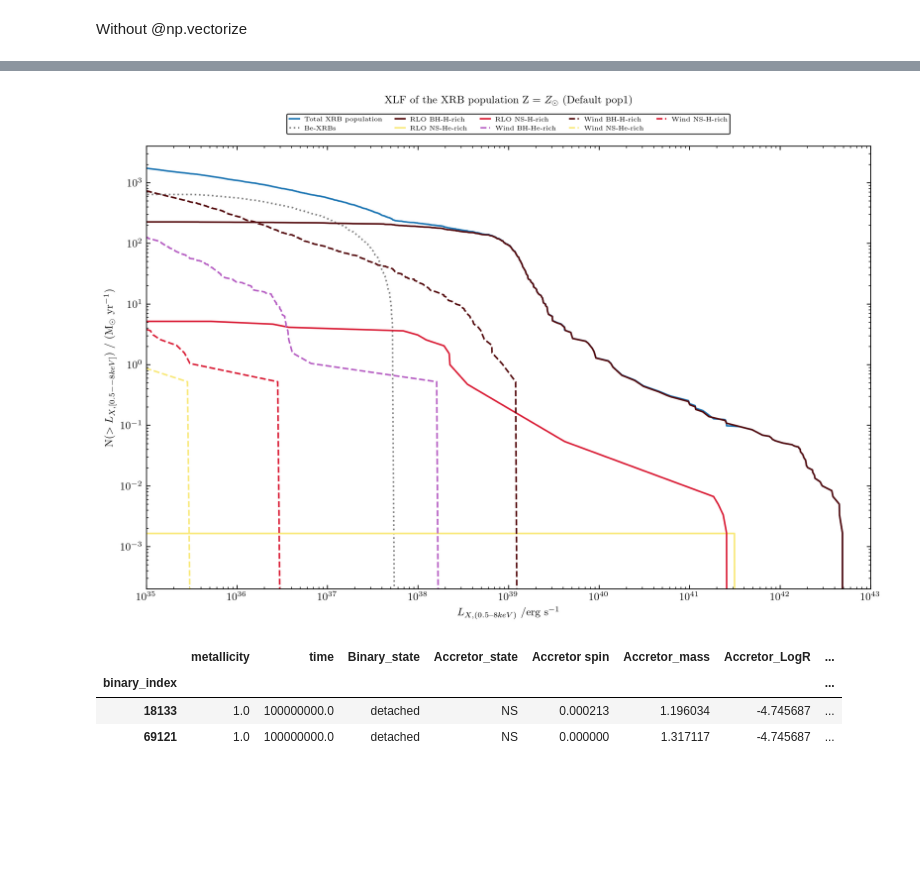
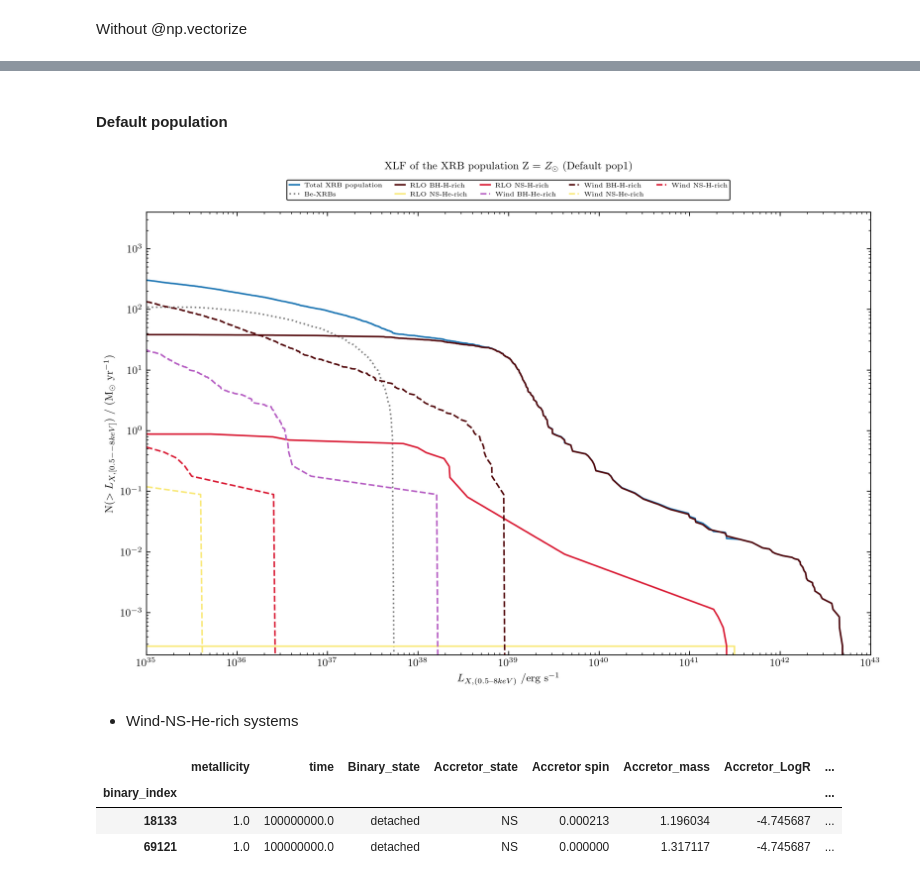
Before and after one commit to AArn80/Master_thesis, a Jupyter notebook: XLF_functions.ipynb, the cells around one changed output, grey strips where cells are left out. Drawn from its saved outputs; the diff is of its cells as text; code cells hidden in the pictures; blank space fills up the shorter version.

Commit message:
Version of X-ray luminosity function of 06-03-26

```diff
--- a/XLF_functions.ipynb
+++ b/XLF_functions.ipynb
@@ -1735,5 +1799,5 @@ plt.legend()
 # %%
-#* Checked and DocString updated
+
 def Compute_IMF_normalization_correction(Population, m_min = 0.01, m_max = 200.0):
     '''
     Compute the IMF-based normalization correction factor used to relate
@@ -1823,7 +1887,7 @@ def Compute_IMF_normalization_correction(Population, m_min = 0.01, m_max = 200.0
 
     return float(normalization)
 
-#* Checked and DocString updated
+
 def Stat_XLF(transient_population, Lmin=1e30, SFR = 1.0, stat_kwargs=None):
     '''
     Compute statistics for a given transient population of XRBs, including the weigthed cumulative number of XRBs above a given luminosity.
@@ -1923,7 +1987,7 @@ def Stat_XLF(transient_population, Lmin=1e30, SFR = 1.0, stat_kwargs=None):
     else:
         weights_series = np.asarray(base_w, float)  # assume Series-like
 
-    Weights = weights_series * IMF_corr * Tot_underlying_mass
+    Weights = weights_series * Tot_underlying_mass
 
     return Weights, IMF_corr
 
@@ -2004,7 +2068,7 @@ def plot_ccdf(transient_population, ax, weights, mask, label, SFR = 1.0, **ccdf_
     b = transient_population.population['Beaming'].to_numpy(dtype = float)
     b = np.where(np.isfinite(b) & (b > 0.0), b, 1.0)
 
-    selection = mask & np.isfinite(L) & (L >= 1e30)
+    selection = mask & np.isfinite(L) & (L >= 1e35)
 
     if not np.any(selection):
         return
@@ -2059,0 +2185,2 @@ Trans_pop.population
+# %% [markdown]
+#### Default population
@@ -2070,44 +2199,8 @@ stat_kwargs = {'primary_mass_min': 0.01,
 Weights, _ = Stat_XLF(Trans_pop, stat_kwargs=stat_kwargs)
-# %%
-SFR = 1.0
-
-Lumino_range = (Trans_pop.population['Lx'] >= 1e35) & (Trans_pop.population['Lx'] <= 1e43)
-RLO = Trans_pop.population['System_type'] == 'RLO'
-Be_XRB = Trans_pop.population['Binary_state'] == 'Be system'
-Wind = Trans_pop.population['System_type'] == 'Wind'
-
-BH = Trans_pop.population['Accretor_state'] == 'BH'
-NS = Trans_pop.population['Accretor_state'] == 'NS'
-
-H1_rich = Trans_pop.population['Donor_state'].str.contains('H-rich|accreted_He', regex=True, na=False)
-He_rich = Trans_pop.population['Donor_state'].str.contains('stripped_He', na=False)
-
-
-fig , ax = plt.subplots(figsize=(12,8), dpi=300)
-plot_ccdf(Trans_pop, ax, Weights, Lumino_range, 'Total XRB population', SFR = SFR, linestyle='-', color='#1F77B4')
-plot_ccdf(Trans_pop, ax, Weights, Be_XRB, 'Be-XRBs', SFR = SFR, linestyle=':', color='#808080')
-plot_ccdf(Trans_pop, ax, Weights, RLO & BH & He_rich, 'RLO BH-He-rich', SFR = SFR, linestyle='-', color='#B760C4')
-plot_ccdf(Trans_pop, ax, Weights, RLO & BH & H1_rich, 'RLO BH-H-rich', SFR = SFR, linestyle='-', color='#540B0E')
-plot_ccdf(Trans_pop, ax, Weights, RLO & NS & He_rich, 'RLO NS-He-rich', SFR = SFR, linestyle='-', color='#F9E979')
-plot_ccdf(Trans_pop, ax, Weights, RLO & NS & H1_rich, 'RLO NS-H-rich', SFR = SFR, linestyle='-', color='#DA1E37')
-plot_ccdf(Trans_pop, ax, Weights, Wind & BH & He_rich, 'Wind BH-He-rich', SFR = SFR, linestyle='--', color='#B760C4')
-plot_ccdf(Trans_pop, ax, Weights, Wind & BH & H1_rich, 'Wind BH-H-rich', SFR = SFR, linestyle='--', color='#540B0E')
-plot_ccdf(Trans_pop, ax, Weights, Wind & NS & He_rich, 'Wind NS-He-rich', SFR = SFR, linestyle='--', color='#F9E979')
-plot_ccdf(Trans_pop, ax, Weights, Wind & NS & H1_rich , 'Wind NS-H-rich', SFR = SFR, linestyle='--', color='#DA1E37')
-
-
-ax.set_title(r'XLF of the XRB population Z = $Z_{\odot}$ (Default pop1)', pad = 40)
-ax.set_xscale('log')
-ax.set_yscale('log')
-ax.set_xlabel(r'$L_{X,(0.5–8 keV)}$ /erg s$^{-1}$')
-ax.set_ylabel(r'N($> L_{X,[0.5--8 keV]}$) / (M$_\odot$ yr$^{-1}$)')
-ax.set_xlim(1e35, 1e43)
-ax.set_ylim(2e-4, 4e3)
-legend = ax.legend(loc='lower center', bbox_to_anchor=(0.5, 1.02), bbox_transform=ax.transAxes,
-                   ncol=5, frameon=True, fancybox=True, edgecolor='k', handlelength=1.5, borderpad=0.4, fontsize=6)
-fig.subplots_adjust(top=0.82)  # ajuster l'espace supérieur pour la légende
-
-plt.show()
-# %% [output]
-[figure, removed]
+# %%
+Plot_cumulative_XLF(Trans_pop, Weights, title = 'XLF of the XRB population Z = $Z_{\odot}$ (Default pop1)')
+# %% [output]
+[figure, new version]
+# %% [markdown]
+- Wind-NS-He-rich systems
 # %%
```
Also changed, not shown: parts of 41 cells of this notebook, 4 other files.
